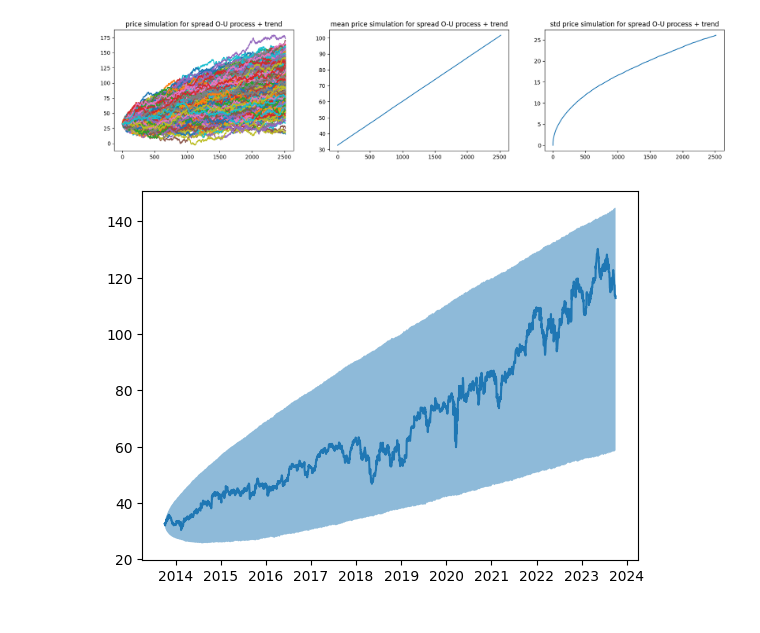
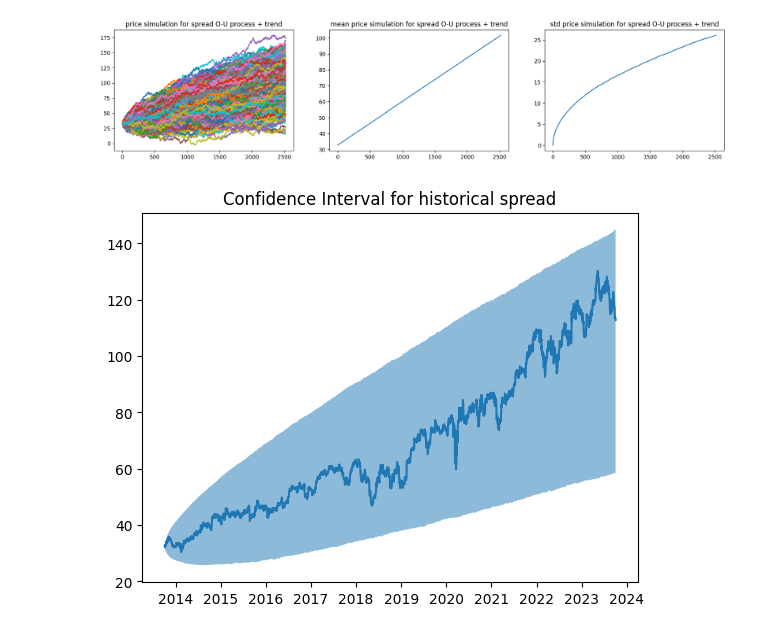
Before and after one commit to kaiwenShen/Pair_trading_coke_pepsi, a Jupyter notebook: ko_pep_pair.ipynb, the cells around one changed output. Saved outputs shown, nothing was run; the diff lists cells and outputs as text; code cells hidden in the pictures.

```diff
--- a/ko_pep_pair.ipynb
+++ b/ko_pep_pair.ipynb
@@ -258,6 +259,7 @@ plot_simulations(XOU+sTrend,'spread O-U process + trend')
 # %%
 plt.plot(historical_spread)
 plt.fill_between(historical_spread.index,np.quantile(XOU+sTrend,0.05,axis=0),np.quantile(XOU+sTrend,0.95,axis=0),alpha=0.5)
+plt.title('Confidence Interval for historical spread')
 plt.show()
 # %% [output]
-[figure, old version]
+[figure, new version]
```
Also changed, not shown: parts of 1 cell of this notebook.
